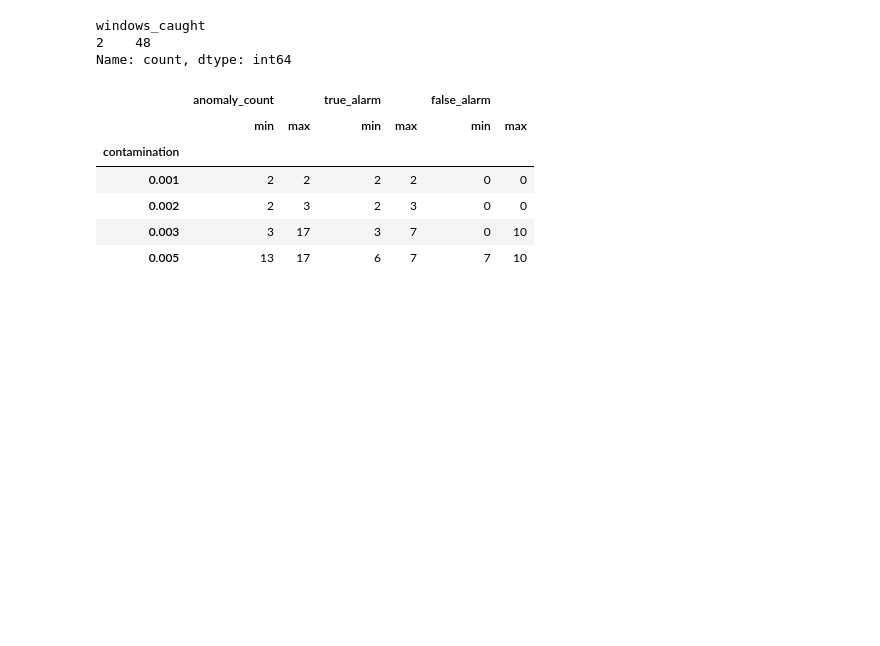
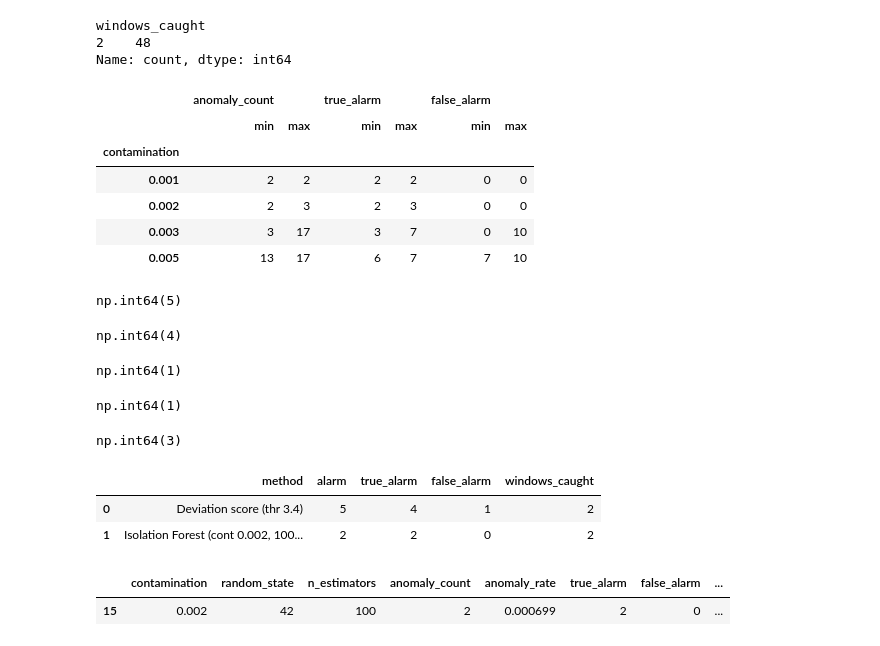
Before and after one commit to haticeikrakalkan/timeseries-anomaly-detection, a Jupyter notebook: 01_exploratory_data_analysis.ipynb, the cells around one changed output. Drawn from its saved outputs; the diff is of its cells as text; code cells hidden in the pictures; blank space fills up the shorter version.

Commit message:
Add Isolation Forest parameter grid and method comparison summary

```diff
--- a/01_exploratory_data_analysis.ipynb
+++ b/01_exploratory_data_analysis.ipynb
@@ -666,3 +666,52 @@ results_df.groupby("contamination")[["anomaly_count", "true_alarm", "false_alarm
 | 0.002 | 2 | 3 | 2 | 3 | 0 | 0 |
 | 0.003 | 3 | 17 | 3 | 7 | 0 | 10 |
 | 0.005 | 13 | 17 | 6 | 7 | 7 | 10 |
+# %%
+alarm_ref = df.loc[X_test.index, "predicted"] == 1
+# %%
+alarm_ref.sum()
+# %% [output]
+np.int64(5)
+# %%
+(alarm_ref & (df.loc[X_test.index, "is_anomaly"] == 1)).sum()
+# %% [output]
+np.int64(4)
+# %%
+(alarm_ref & (df.loc[X_test.index, "is_anomaly"] == 0)).sum()
+# %% [output]
+np.int64(1)
+# %%
+(alarm_ref & (t >= "2014-02-18 16:02") & (t <= "2014-02-19 08:42")).sum()
+# %% [output]
+np.int64(1)
+# %%
+(alarm_ref & (t >= "2014-02-24 10:17") & (t <= "2014-02-25 02:57")).sum()
+# %% [output]
+np.int64(3)
+# %%
+w1_ref = (alarm_ref & (t >= "2014-02-18 16:02") & (t <= "2014-02-19 08:42")).sum()
+w2_ref = (alarm_ref & (t >= "2014-02-24 10:17") & (t <= "2014-02-25 02:57")).sum()
+
+summary = [{
+    "method" :"Deviation score (thr 3.4)",
+    "alarm" : alarm_ref.sum(),
+    "true_alarm" : (alarm_ref & (df.loc[X_test.index, "is_anomaly"] == 1)).sum(),
+    "false_alarm" : (alarm_ref & (df.loc[X_test.index, "is_anomaly"] == 0)).sum(),
+    "windows_caught" : int(w1_ref > 0) + int(w2_ref > 0)
+}, {
+    "method" :"Isolation Forest (cont 0.002, 100 trees, seed 42)",
+    "alarm" : 2,
+    "true_alarm" : 2,
+    "false_alarm" : 0,
+    "windows_caught" : 2
+}]
+pd.DataFrame(summary)
+# %% [output]
+|  | method | alarm | true_alarm | false_alarm | windows_caught |
+| 0 | Deviation score (thr 3.4) | 5 | 4 | 1 | 2 |
+| 1 | Isolation Forest (cont 0.002, 100... | 2 | 2 | 0 | 2 |
+# %%
+results_df[(results_df["contamination"] == 0.002) & (results_df["random_state"] == 42) & (results_df["n_estimators"] == 100)]
+# %% [output]
+|  | contamination | random_state | n_estimators | anomaly_count | anomaly_rate | true_alarm | false_alarm | ... |
+| 15 | 0.002 | 42 | 100 | 2 | 0.000699 | 2 | 0 | ... |
```
Also changed, not shown: parts of 1 cell of this notebook.
